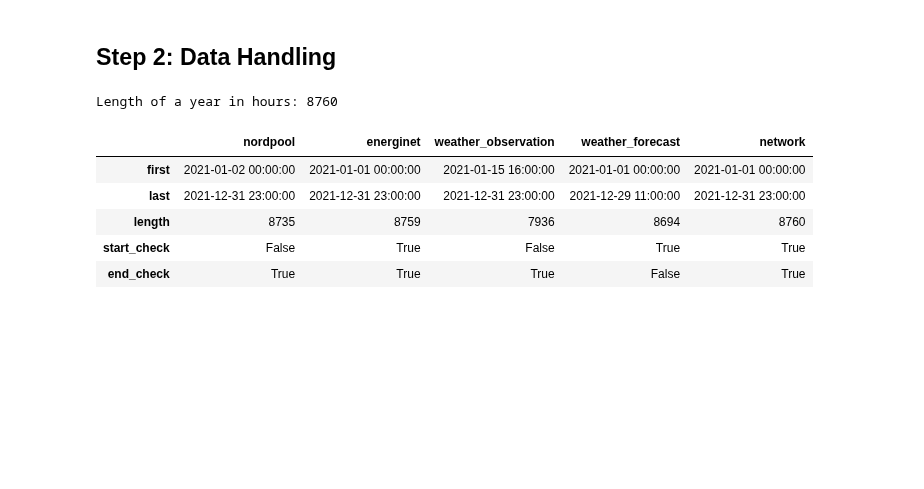
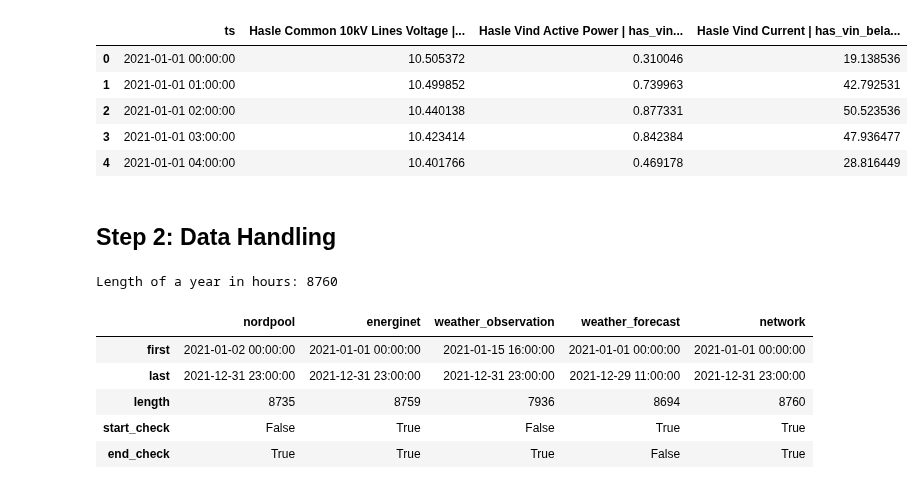
Before and after one commit to Max-f123/Machine_Learning_in_Energy_Systems, a Jupyter notebook: Test 21.ipynb, the cells around one changed output. Saved outputs shown, nothing was run; the diff lists cells and outputs as text; code cells hidden in the pictures; blank space fills up the shorter version.

```diff
--- a/Test 21.ipynb
+++ b/Test 21.ipynb
@@ -16,7 +16,7 @@ nordpool = pd.read_csv('New Data/2021/Nordpool DKK.csv')
 energinet = pd.read_csv('New Data/2021/Energinet DKK.csv')
 weather_observation = pd.read_csv('New Data/2021/Weather Observation.csv')
 weather_forecast = pd.read_csv('New Data/2021/Weather Forecast.csv')
-network = pd.read_csv('New Data/2021/Network Manager.csv')
+network = pd.read_csv('New Data/2021/Network Manager 21.csv')
 
 # Filter energinet price area
 energinet = energinet[energinet['PriceArea | PriceArea | 804696'] == 'DK2']
@@ -34,6 +34,15 @@ network['ts'] = pd.to_datetime(network['ts'])
 network = network.set_index('ts')
 network = network.resample('h').mean()
 network.reset_index(inplace=True)
+# %%
+network.head()
+# %% [output]
+|  | ts | Hasle Common 10kV Lines Voltage |... | Hasle Vind Active Power | has_vin... | Hasle Vind Current | has_vin_bela... |
+| 0 | 2021-01-01 00:00:00 | 10.505372 | 0.310046 | 19.138536 |
+| 1 | 2021-01-01 01:00:00 | 10.499852 | 0.739963 | 42.792531 |
+| 2 | 2021-01-01 02:00:00 | 10.440138 | 0.877331 | 50.523536 |
+| 3 | 2021-01-01 03:00:00 | 10.423414 | 0.842384 | 47.936477 |
+| 4 | 2021-01-01 04:00:00 | 10.401766 | 0.469178 | 28.816449 |
 # %% [markdown]
 ## Step 2: Data Handling
 # %%
```
Also changed, not shown: parts of 35 cells of this notebook.
